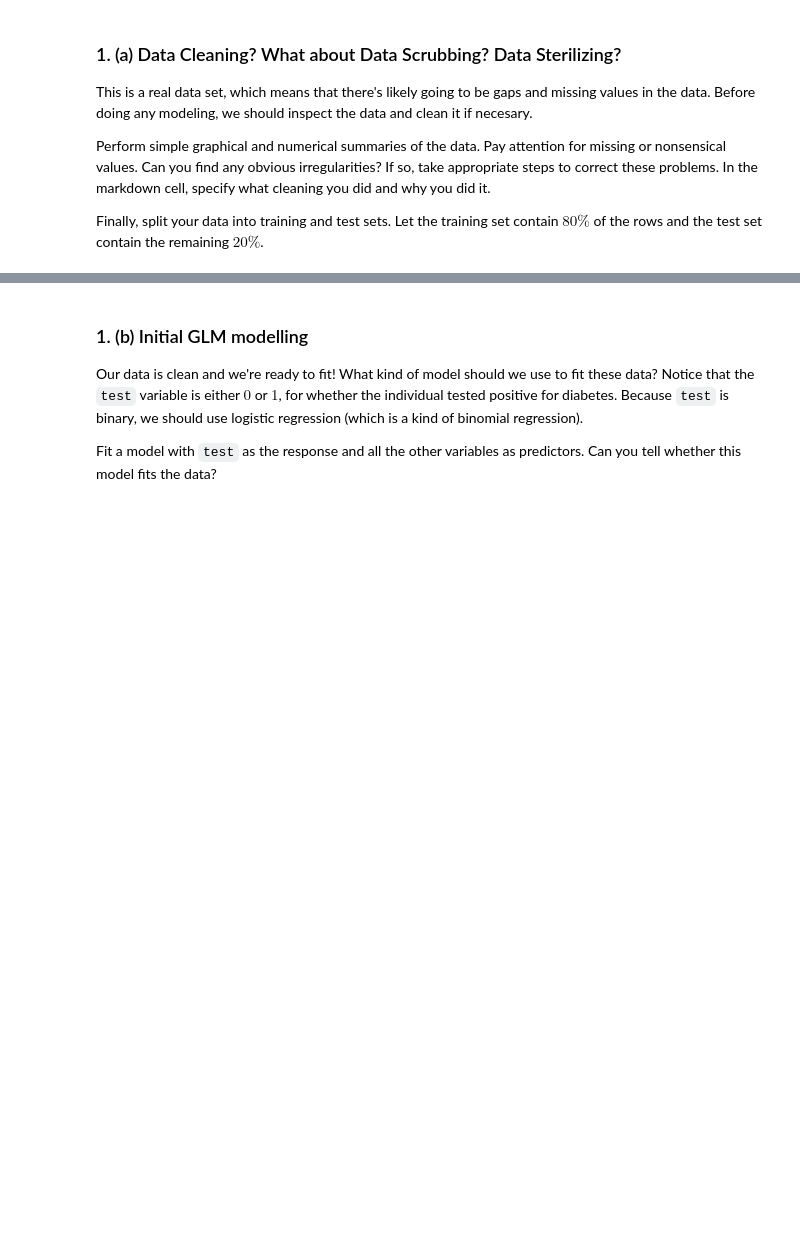
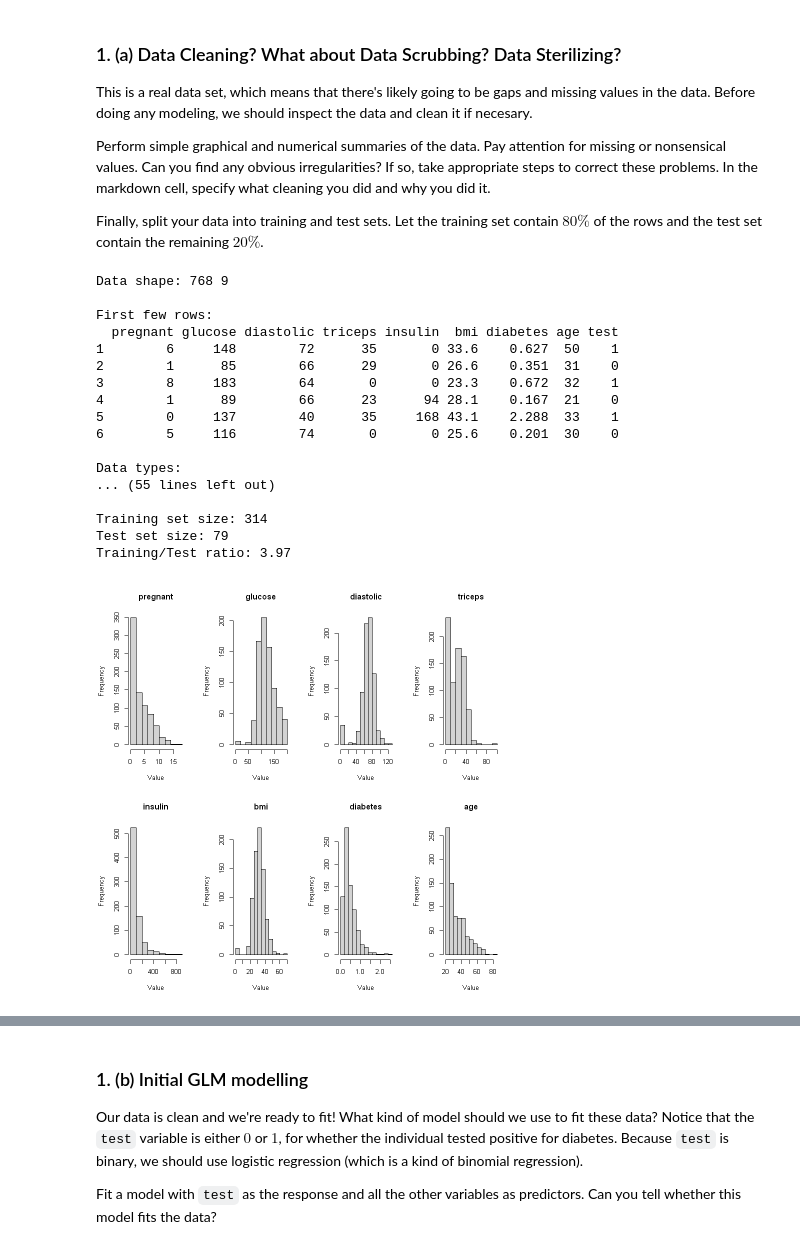
Before and after one commit to gareytwin1/generalized-models-nonparametric-regression, a Jupyter notebook: module1/C3M1_peer_reviewed.ipynb, the cells around one changed output, grey strips where cells are left out. Cells and saved outputs as stored; diff of their text form; code cells hidden in the pictures; blank space fills up the shorter version.

```diff
--- a/module1/C3M1_peer_reviewed.ipynb
+++ b/module1/C3M1_peer_reviewed.ipynb
@@ -59,0 +62,73 @@ Finally, split your data into training and test sets. Let the training set conta
+# %%
+# 1. Inspect the data for missing and nonsensical values
+cat("Data shape:", dim(pima), "\n")
+cat("\nFirst few rows:\n")
+print(head(pima))
+
+cat("\nData types:\n")
+print(str(pima))
+
+cat("\nSummary statistics:\n")
+print(summary(pima))
+
+# Check for missing values
+cat("\nMissing values per column:\n")
+print(colSums(is.na(pima)))
+
+# Check for zero values which might be missing data encoded as 0
+cat("\nZero counts per column:\n")
+zero_counts <- colSums(pima == 0)
+print(zero_counts)
+
+# 2. Identify problematic zero values
+# In the pima dataset, zeros in glucose, blood pressure, skin thickness,
+# and insulin are biologically impossible and likely represent missing data
+cat("\nIssues found:\n")
+cat("- Glucose: ", sum(pima$glucose == 0), " zero values (impossible)\n")
+cat("- BloodPressure: ", sum(pima$diastolic == 0), " zero values (impossible)\n")
+cat("- SkinThickness: ", sum(pima$triceps == 0), " zero values (impossible)\n")
+cat("- Insulin: ", sum(pima$insulin == 0), " zero values (impossible)\n")
+
+# 3. Visualize the data before cleaning
+par(mfrow = c(2, 4))
+for (i in 1:8) {
+  hist(pima[, i], main = colnames(pima)[i], xlab = "Value")
+}
+par(mfrow = c(1, 1))
+
+# 4. Clean the data by removing rows with impossible zero values
+pima_clean <- pima %>%
+  filter(glucose > 0 & diastolic > 0 & triceps > 0 & insulin > 0)
+
+cat("\nData shape after cleaning:", dim(pima_clean), "\n")
+cat("Rows removed:", nrow(pima) - nrow(pima_clean), "\n")
+
+# 5. Split data into 80% training and 20% test sets
+set.seed(123)  # For reproducibility
+n <- nrow(pima_clean)
+train_indices <- sample(1:n, size = 0.8 * n, replace = FALSE)
+train_data <- pima_clean[train_indices, ]
+test_data <- pima_clean[-train_indices, ]
+
+cat("\nTraining set size:", nrow(train_data), "\n")
+cat("Test set size:", nrow(test_data), "\n")
+cat("Training/Test ratio:", round(nrow(train_data) / nrow(test_data), 2), "\n")
+# %% [output]
+Data shape: 768 9
+
+First few rows:
+  pregnant glucose diastolic triceps insulin  bmi diabetes age test
+1        6     148        72      35       0 33.6    0.627  50    1
+2        1      85        66      29       0 26.6    0.351  31    0
+3        8     183        64       0       0 23.3    0.672  32    1
+4        1      89        66      23      94 28.1    0.167  21    0
+5        0     137        40      35     168 43.1    2.288  33    1
+6        5     116        74       0       0 25.6    0.201  30    0
+
+Data types:
+... (55 lines left out)
+
+Training set size: 314
+Test set size: 79
+Training/Test ratio: 3.97
+[figure, added]
```
Also changed, not shown: parts of 22 cells of this notebook, 2 other files.
